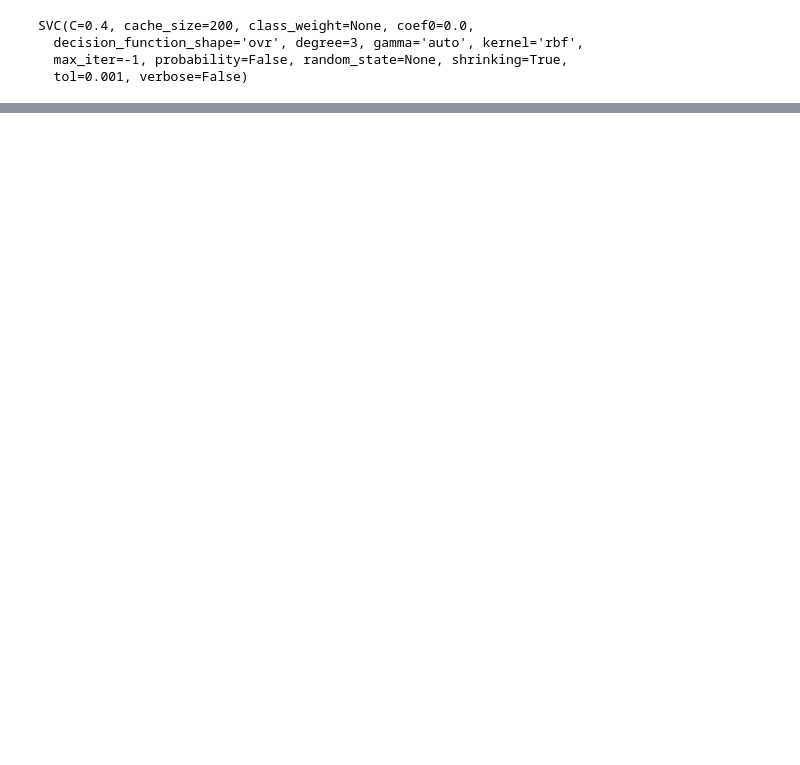
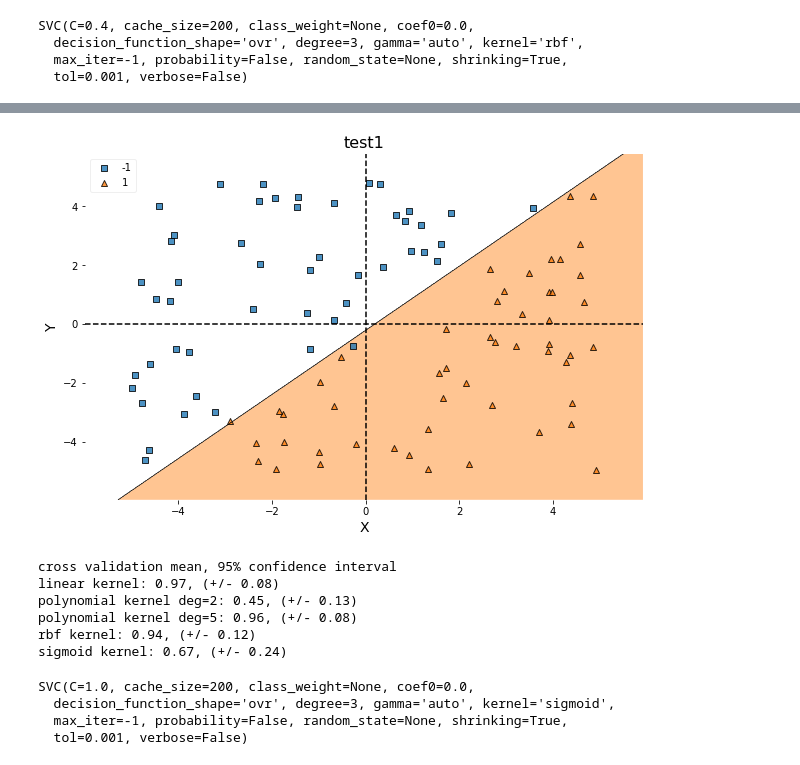
Before and after one commit to akkamin/ics435-svm, a Jupyter notebook: SVM_Combined.ipynb, the cells around one changed output, grey strips where cells are left out. Cells and saved outputs as stored; diff of their text form; code cells hidden in the pictures; blank space fills up the shorter version.

```diff
--- a/SVM_Combined.ipynb
+++ b/SVM_Combined.ipynb
@@ -784,0 +797,29 @@ print("test4 accuracy: " + str(clf_4.score(X_test.values, y_test.values)*100) +
+# %%
+x_1 = uniform_data(100)
+y_1 = uniform_data(100)
+
+x_2 = uniform_data(200)
+y_2 = uniform_data(200)
+
+and_df_train = pd.DataFrame({'X': x_1,
+                       'Y': y_1})
+and_df_train['Label'] = and_label_with_noise(and_df_train)
+
+X = and_df_train[['X', 'Y']]
+y = and_df_train['Label']
+
+
+and_df_test = pd.DataFrame({'X': x_2,
+                       'Y': y_2})
+and_df_test['Label'] = and_label(and_df_test)
+
+X_test = and_df_test[['X', 'Y']]
+y_test = and_df_test['Label']
+
+clf = svm.SVC(kernel='linear', C = 1.0)
+clf.fit(X.values, y.values)
+plt.figure(figsize=(22,14))
+dims = [2,2]
+define_plot(clf, X, y, "test1", 1, dims)
+# %% [output]
+[figure, added]
@@ -784,0 +833,34 @@ print("test4 accuracy: " + str(clf_4.score(X_test.values, y_test.values)*100) +
+# %%
+scores_1 = cross_val_score(clf_1, X.values, y.values, cv=5)
+scores_2 = cross_val_score(clf_2, X.values, y.values, cv=5)
+scores_3 = cross_val_score(clf_3, X.values, y.values, cv=5)
+#scores_4 = cross_val_score(clf_4, X.values, y.values, cv=5)
+scores_5 = cross_val_score(clf_5, X.values, y.values, cv=5)
+scores_6 = cross_val_score(clf_6, X.values, y.values, cv=5)
+
+print("cross validation mean, 95% confidence interval")
+print("linear kernel: %0.2f, (+/- %0.2f)" % (scores_1.mean(), scores_1.std() * 2))
+print("polynomial kernel deg=2: %0.2f, (+/- %0.2f)" % (scores_2.mean(), scores_2.std() * 2))
+print("polynomial kernel deg=5: %0.2f, (+/- %0.2f)" % (scores_3.mean(), scores_3.std() * 2))
+#print("polynomial kernel deg=10: %0.2f, (+/- %0.2f)" % (scores_4.mean(), scores_4.std() * 2))
+print("rbf kernel: %0.2f, (+/- %0.2f)" % (scores_5.mean(), scores_5.std() * 2))
+print("sigmoid kernel: %0.2f, (+/- %0.2f)" % (scores_6.mean(), scores_6.std() * 2))
+# %% [output]
+cross validation mean, 95% confidence interval
+linear kernel: 0.97, (+/- 0.08)
+polynomial kernel deg=2: 0.45, (+/- 0.13)
+polynomial kernel deg=5: 0.96, (+/- 0.08)
+rbf kernel: 0.94, (+/- 0.12)
+sigmoid kernel: 0.67, (+/- 0.24)
+# %%
+clf_1.fit(X.values, y.values)
+clf_2.fit(X.values, y.values)
+clf_3.fit(X.values, y.values)
+#clf_4.fit(X.values, y.values)
+clf_5.fit(X.values, y.values)
+clf_6.fit(X.values, y.values)
+# %% [output]
+SVC(C=1.0, cache_size=200, class_weight=None, coef0=0.0,
+  decision_function_shape='ovr', degree=3, gamma='auto', kernel='sigmoid',
+  max_iter=-1, probability=False, random_state=None, shrinking=True,
+  tol=0.001, verbose=False)
```
Also changed, not shown: parts of 13 cells of this notebook.
